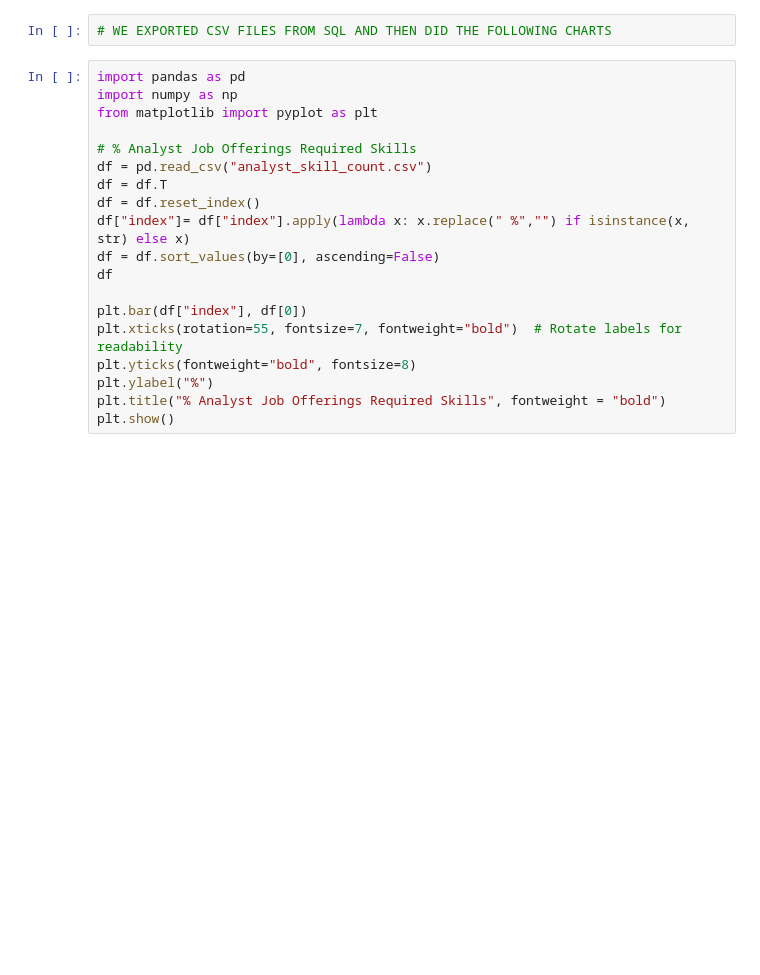
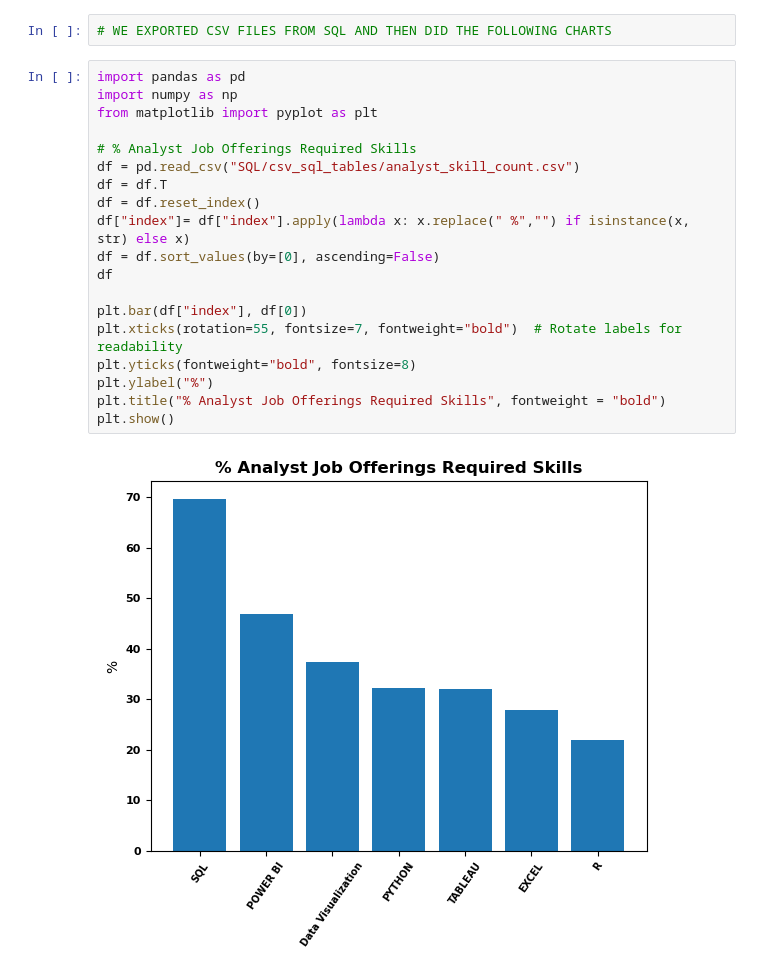
Before and after one commit to R-rs/Project_SQL, a Jupyter notebook: DB_week4_v8.ipynb, the cells around one changed output. Drawn from its saved outputs; the diff is of its cells as text; blank space fills up the shorter version.

```diff
--- a/DB_week4_v8.ipynb
+++ b/DB_week4_v8.ipynb
@@ -264,21 +264,23 @@ job_title_df.to_csv("job_title.csv", index = False)
 # %%
 import pandas as pd
 import numpy as np
 from matplotlib import pyplot as plt
 
 # % Analyst Job Offerings Required Skills
-df = pd.read_csv("analyst_skill_count.csv")
+df = pd.read_csv("SQL/csv_sql_tables/analyst_skill_count.csv")
 df = df.T
 df = df.reset_index()
 df["index"]= df["index"].apply(lambda x: x.replace(" %","") if isinstance(x, str) else x)
 df = df.sort_values(by=[0], ascending=False)
 df
 
 plt.bar(df["index"], df[0])
 plt.xticks(rotation=55, fontsize=7, fontweight="bold")  # Rotate labels for readability
 plt.yticks(fontweight="bold", fontsize=8)
 plt.ylabel("%")
 plt.title("% Analyst Job Offerings Required Skills", fontweight = "bold")
 plt.show()
+# %% [output]
+[figure, added]
 # %%
 # % Scientist Job Offerings Required Skills
```
Also changed, not shown: parts of 5 cells of this notebook, 9 other files.
